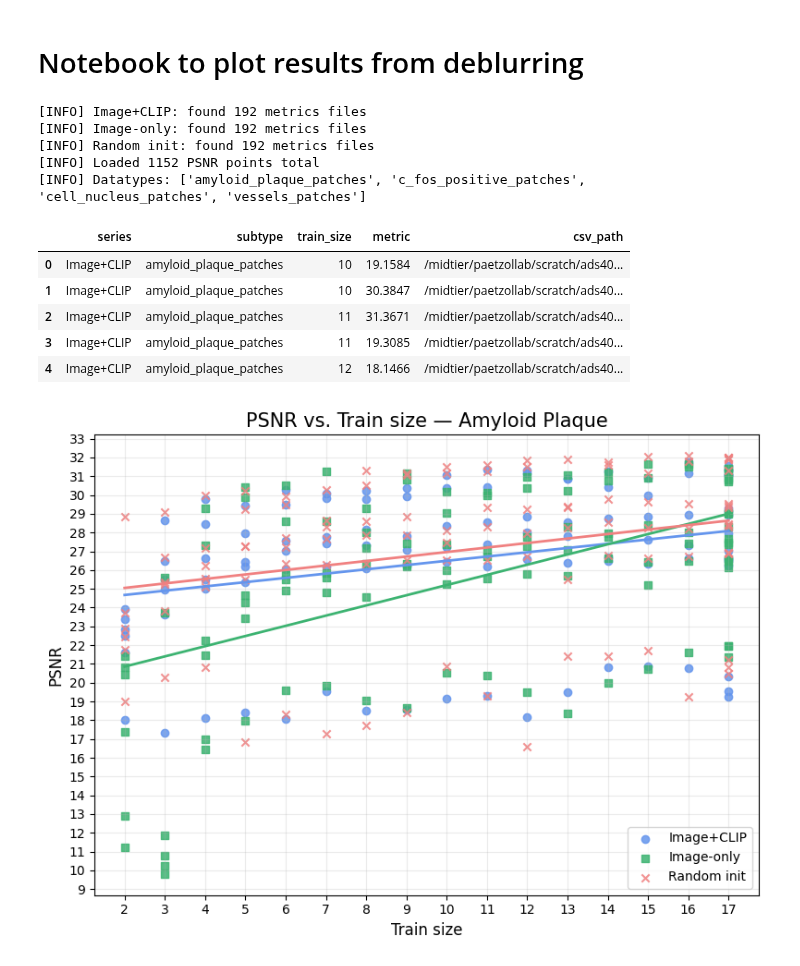
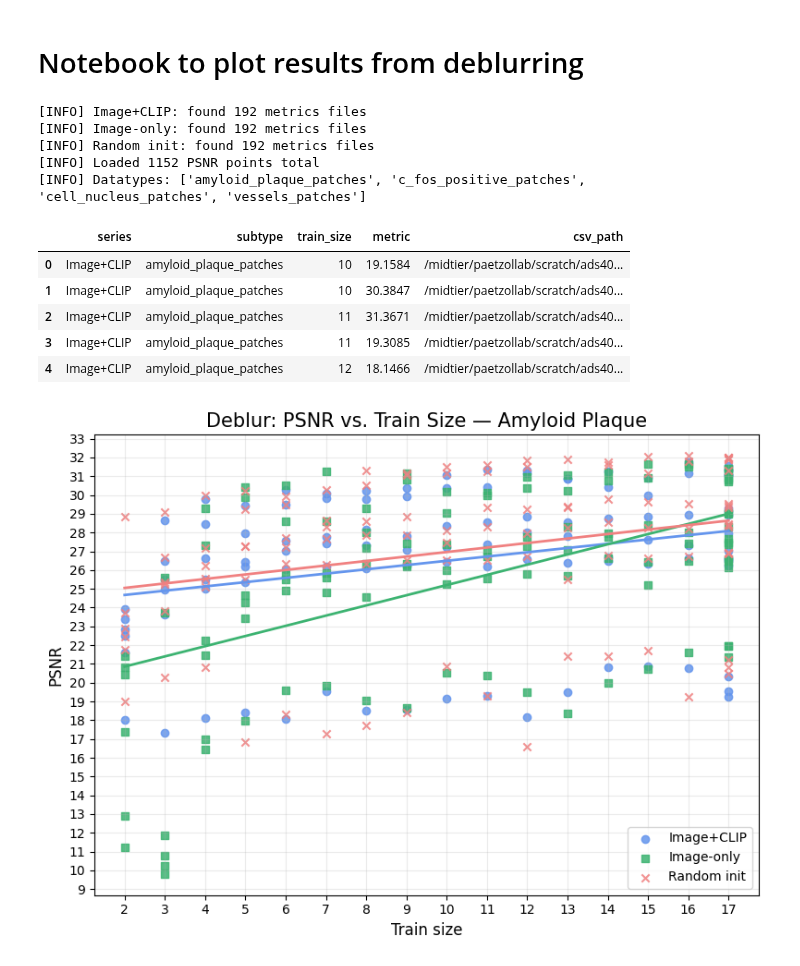
Before and after one commit to AdinaScheinfeld/ssl_project, a Jupyter notebook: notebooks/plot_deblur_results.ipynb, the cells around one changed output. Drawn from its saved outputs; the diff is of its cells as text; code cells hidden in the pictures.

```diff
--- a/notebooks/plot_deblur_results.ipynb
+++ b/notebooks/plot_deblur_results.ipynb
@@ -158,32 +158,32 @@ for subtype in sorted(data["subtype"].unique()):
 
     # X axis = every integer
     xmin, xmax = sub_df["train_size"].min(), sub_df["train_size"].max()
     plt.xticks(np.arange(xmin, xmax + 1, 1))
 
     # Y axis = every integer
     ymin, ymax = sub_df["metric"].min(), sub_df["metric"].max()
     ymin_i = int(np.floor(ymin))
     ymax_i = int(np.ceil(ymax))
     plt.yticks(np.arange(ymin_i, ymax_i + 1, 1))
 
     plt.xlabel("Train size", fontsize=12)
     plt.ylabel("PSNR", fontsize=12)
-    plt.title(f"PSNR vs. Train size — {pretty}", fontsize=15)
+    plt.title(f"Deblur: PSNR vs. Train Size — {pretty}", fontsize=15)
 
     plt.grid(True, alpha=0.25)
     plt.legend()
     plt.tight_layout()
     plt.show()
 # %% [output]
 [INFO] Image+CLIP: found 192 metrics files
 [INFO] Image-only: found 192 metrics files
 [INFO] Random init: found 192 metrics files
 [INFO] Loaded 1152 PSNR points total
 [INFO] Datatypes: ['amyloid_plaque_patches', 'c_fos_positive_patches', 'cell_nucleus_patches', 'vessels_patches']
 |  | series | subtype | train_size | metric | csv_path |
 | 0 | Image+CLIP | amyloid_plaque_patches | 10 | 19.1584 | /midtier/paetzollab/scratch/ads40... |
 | 1 | Image+CLIP | amyloid_plaque_patches | 10 | 30.3847 | /midtier/paetzollab/scratch/ads40... |
 | 2 | Image+CLIP | amyloid_plaque_patches | 11 | 31.3671 | /midtier/paetzollab/scratch/ads40... |
 | 3 | Image+CLIP | amyloid_plaque_patches | 11 | 19.3085 | /midtier/paetzollab/scratch/ads40... |
 | 4 | Image+CLIP | amyloid_plaque_patches | 12 | 18.1466 | /midtier/paetzollab/scratch/ads40... |
-[figure, old version]
+[figure, new version]
```
Also changed, not shown: parts of 2 cells of this notebook.
